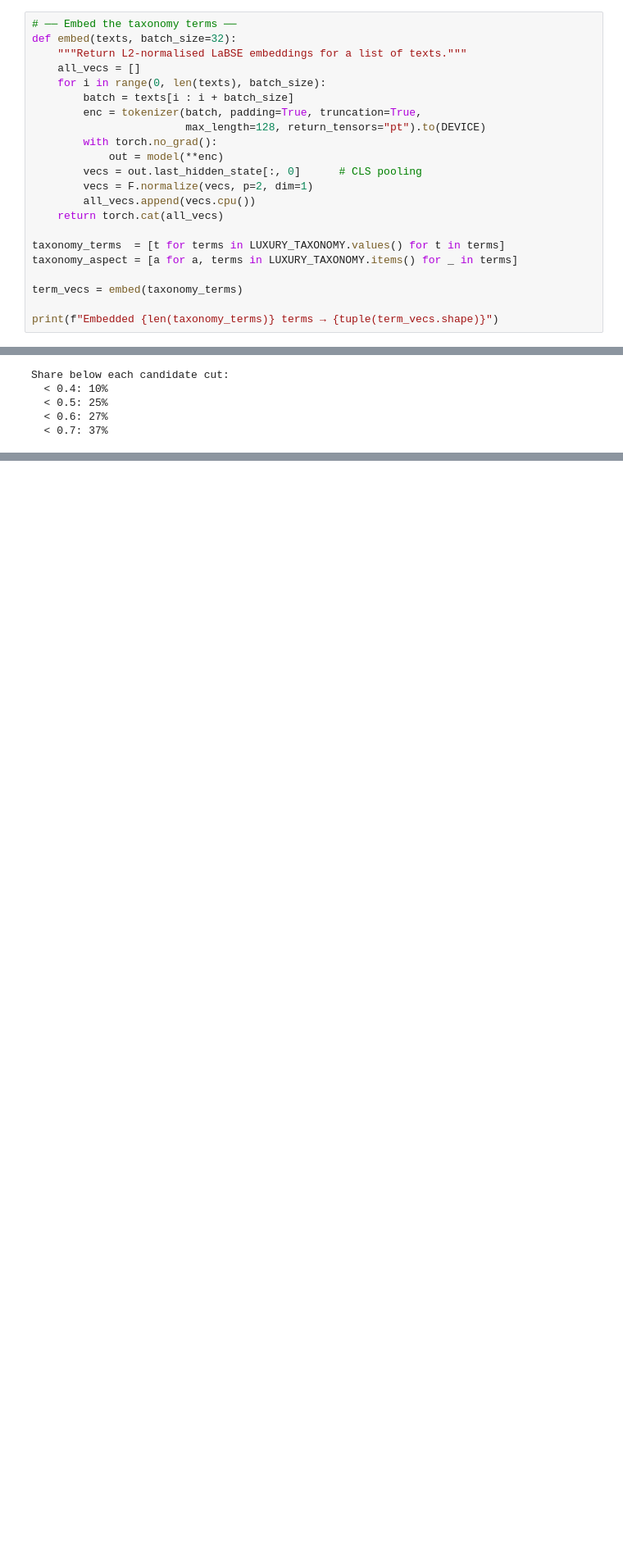
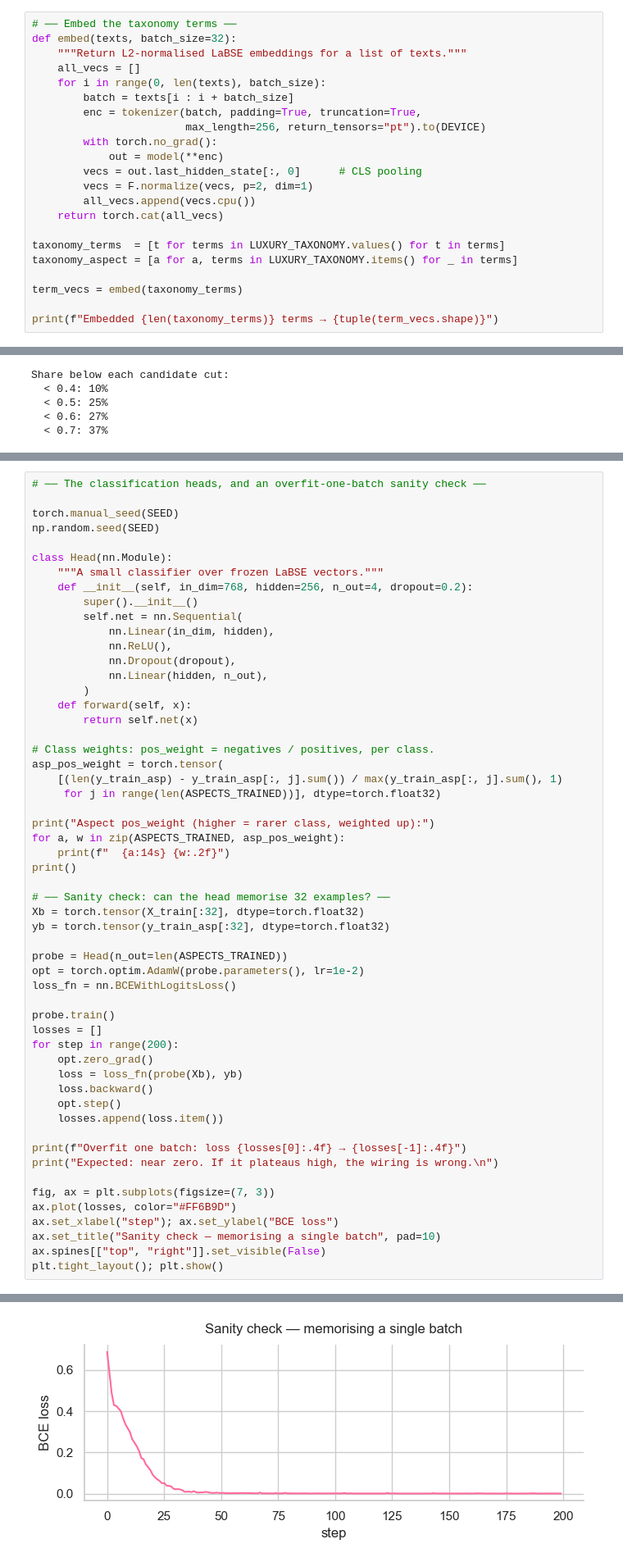
Before and after one commit to Gusti4ka/The-Grammar-of-Luxury, a Jupyter notebook: the-grammar-of-luxury.ipynb, the cells around one changed output, grey strips where cells are left out. Shown at 82% size. Drawn from its saved outputs; the diff is of its cells as text; blank space fills up the shorter version.

Commit message:
Section 4: frozen-encoder head, optimiser sweep, references

```diff
--- a/the-grammar-of-luxury.ipynb
+++ b/the-grammar-of-luxury.ipynb
@@ -444,7 +446,7 @@ def embed(texts, batch_size=32):
     for i in range(0, len(texts), batch_size):
         batch = texts[i : i + batch_size]
         enc = tokenizer(batch, padding=True, truncation=True,
-                        max_length=128, return_tensors="pt").to(DEVICE)
+                        max_length=256, return_tensors="pt").to(DEVICE)
         with torch.no_grad():
             out = model(**enc)
         vecs = out.last_hidden_state[:, 0]      # CLS pooling
@@ -1211,0 +1324,56 @@ experience     145   43    37
+# %%
+# ── The classification heads, and an overfit-one-batch sanity check ──
+
+torch.manual_seed(SEED)
+np.random.seed(SEED)
+
+class Head(nn.Module):
+    """A small classifier over frozen LaBSE vectors."""
+    def __init__(self, in_dim=768, hidden=256, n_out=4, dropout=0.2):
+        super().__init__()
+        self.net = nn.Sequential(
+            nn.Linear(in_dim, hidden),
+            nn.ReLU(),
+            nn.Dropout(dropout),
+            nn.Linear(hidden, n_out),
+        )
+    def forward(self, x):
+        return self.net(x)
+
+# Class weights: pos_weight = negatives / positives, per class.
+asp_pos_weight = torch.tensor(
+    [(len(y_train_asp) - y_train_asp[:, j].sum()) / max(y_train_asp[:, j].sum(), 1)
+     for j in range(len(ASPECTS_TRAINED))], dtype=torch.float32)
+
+print("Aspect pos_weight (higher = rarer class, weighted up):")
+for a, w in zip(ASPECTS_TRAINED, asp_pos_weight):
+    print(f"  {a:14s} {w:.2f}")
+print()
+
+# ── Sanity check: can the head memorise 32 examples? ──
+Xb = torch.tensor(X_train[:32], dtype=torch.float32)
+yb = torch.tensor(y_train_asp[:32], dtype=torch.float32)
+
+probe = Head(n_out=len(ASPECTS_TRAINED))
+opt = torch.optim.AdamW(probe.parameters(), lr=1e-2)
+loss_fn = nn.BCEWithLogitsLoss()
+
+probe.train()
+losses = []
+for step in range(200):
+    opt.zero_grad()
+    loss = loss_fn(probe(Xb), yb)
+    loss.backward()
+    opt.step()
+    losses.append(loss.item())
+
+print(f"Overfit one batch: loss {losses[0]:.4f} → {losses[-1]:.4f}")
+print("Expected: near zero. If it plateaus high, the wiring is wrong.\n")
+
+fig, ax = plt.subplots(figsize=(7, 3))
+ax.plot(losses, color="#FF6B9D")
+ax.set_xlabel("step"); ax.set_ylabel("BCE loss")
+ax.set_title("Sanity check — memorising a single batch", pad=10)
+ax.spines[["top", "right"]].set_visible(False)
+plt.tight_layout(); plt.show()
+# %% [output]
@@ -1211,0 +1388 @@ experience     145   43    37
+[figure, added]
```
Also changed, not shown: parts of 15 cells of this notebook.
